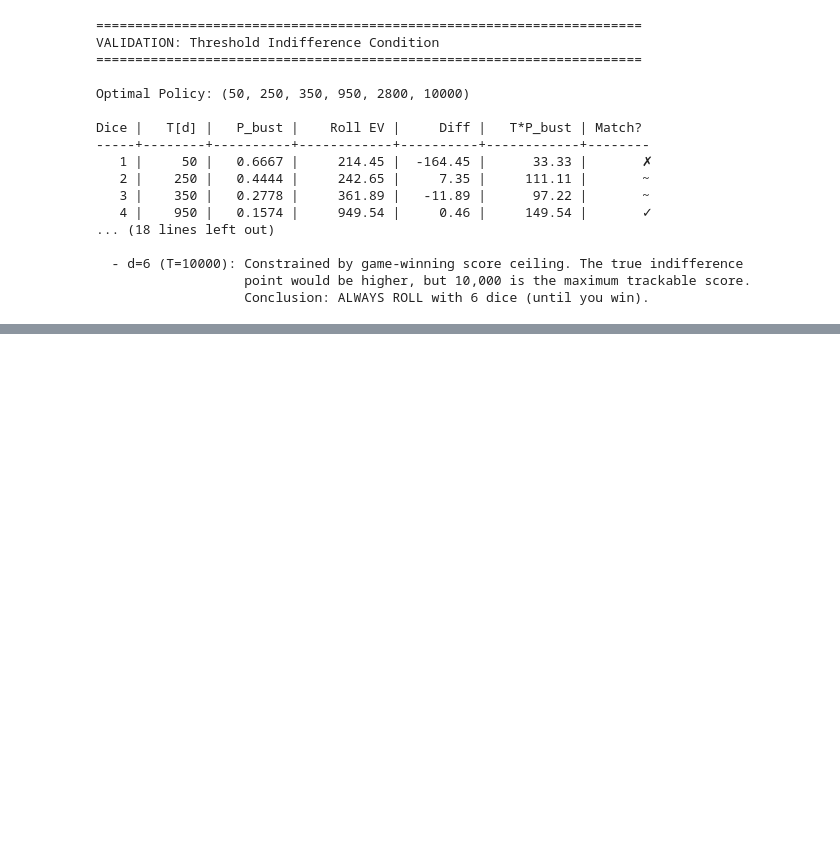
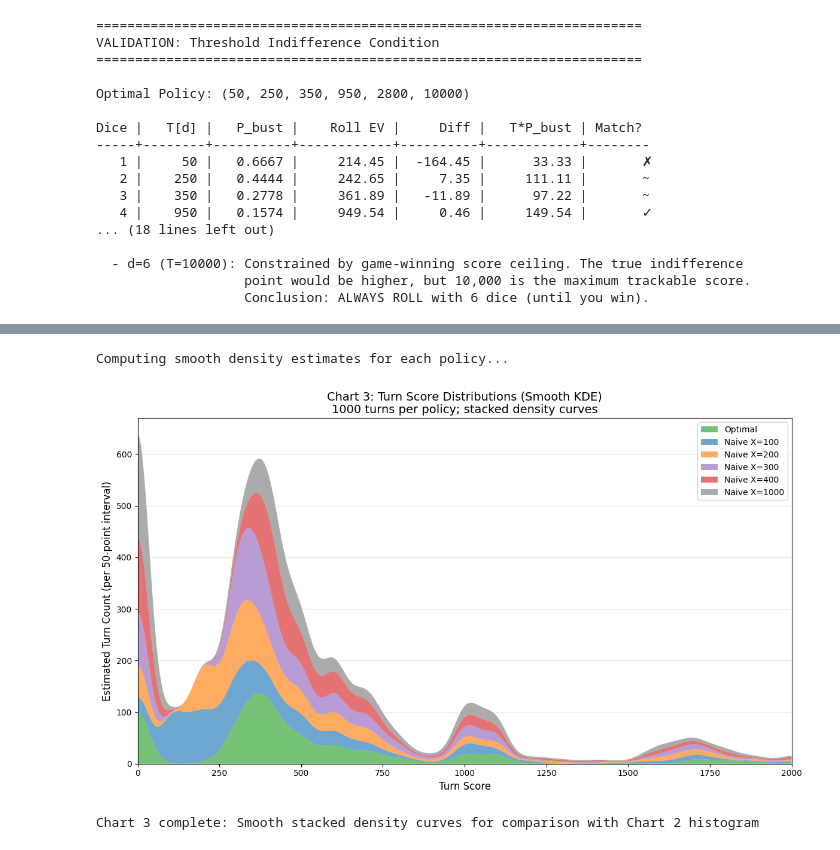
Before and after one commit to NabilZaman/misc, a Jupyter notebook: simulations/Farkel/farkel_analysis.ipynb, the cells around one changed output, grey strips where cells are left out. Drawn from its saved outputs; the diff is of its cells as text; code cells hidden in the pictures; blank space fills up the shorter version.

Commit message:
Changed up the visualization charts for farkel

```diff
--- a/simulations/Farkel/farkel_analysis.ipynb
+++ b/simulations/Farkel/farkel_analysis.ipynb
@@ -1136,0 +1230,72 @@ Dice |   T[d] |   P_bust |    Roll EV |     Diff |   T*P_bust | Match?
+# %%
+# === CHART 3: Turn Score Distributions (Smooth Curves) ===
+# Alternative visualization: kernel density estimation (KDE) with stacked areas
+# Same simulation data as Chart 2, but smoothed for comparison
+
+from scipy.stats import gaussian_kde
+from scipy.interpolate import interp1d
+
+fig, ax = plt.subplots(figsize=(12, 7))
+
+# Generate smooth x-axis for plotting
+x_smooth = np.linspace(0, 2000, 500)
+
+# Dictionary to store density functions for stacking
+densities_by_policy = {}
+
+print("\nComputing smooth density estimates for each policy...")
+
+for name in order:
+    scores = scores_by_policy[name]
+
+    # Use KDE with significantly reduced bandwidth to preserve discrete structure
+    # This makes high-bust-rate strategies' spike at 0 visible and honest
+    kde = gaussian_kde(scores, bw_method='scott')
+    kde.set_bandwidth(kde.factor * 0.25)  # ~50% reduction from default
+
+    # Evaluate KDE on smooth grid
+    density = kde(x_smooth)
+
+    # Scale to represent turn counts per score interval:
+    # density integrates to 1 over all scores
+    # multiply by len(scores) to scale to total turn count
+    # multiply by SCORE_STEP (bin width) to get approximate count per 50-point interval
+    density_scaled = density * len(scores) * SCORE_STEP
+    densities_by_policy[name] = density_scaled
+
+# Stack the curves and fill areas
+bottom = np.zeros_like(x_smooth)
+for name in order:
+    density_counts = densities_by_policy[name]
+    ax.fill_between(
+        x_smooth,
+        bottom,
+        bottom + density_counts,
+        label=name,
+        color=colors.get(name, "steelblue"),
+        alpha=0.65,
+        edgecolor='none',
+    )
+    bottom += density_counts
+
+ax.set_xlabel("Turn Score", fontsize=12)
+ax.set_ylabel("Estimated Turn Count (per 50-point interval)", fontsize=12)
+ax.set_title(
+    f"Chart 3: Turn Score Distributions (Smooth KDE)\n{num_turns} turns per policy; stacked density curves",
+    fontsize=14,
+)
+ax.legend(loc="upper right", fontsize=10)
+ax.grid(axis='y', alpha=0.3)
+
+# X-axis cut off at 2000
+ax.set_xlim(0, 2000)
+ax.set_ylim(0, None)
+
+plt.tight_layout()
+plt.show()
+
+print("\nChart 3 complete: Smooth stacked density curves for comparison with Chart 2 histogram")
+# %% [output]
+Computing smooth density estimates for each policy...
+[figure, added]
+Chart 3 complete: Smooth stacked density curves for comparison with Chart 2 histogram
```
Also changed, not shown: parts of 4 cells of this notebook.
